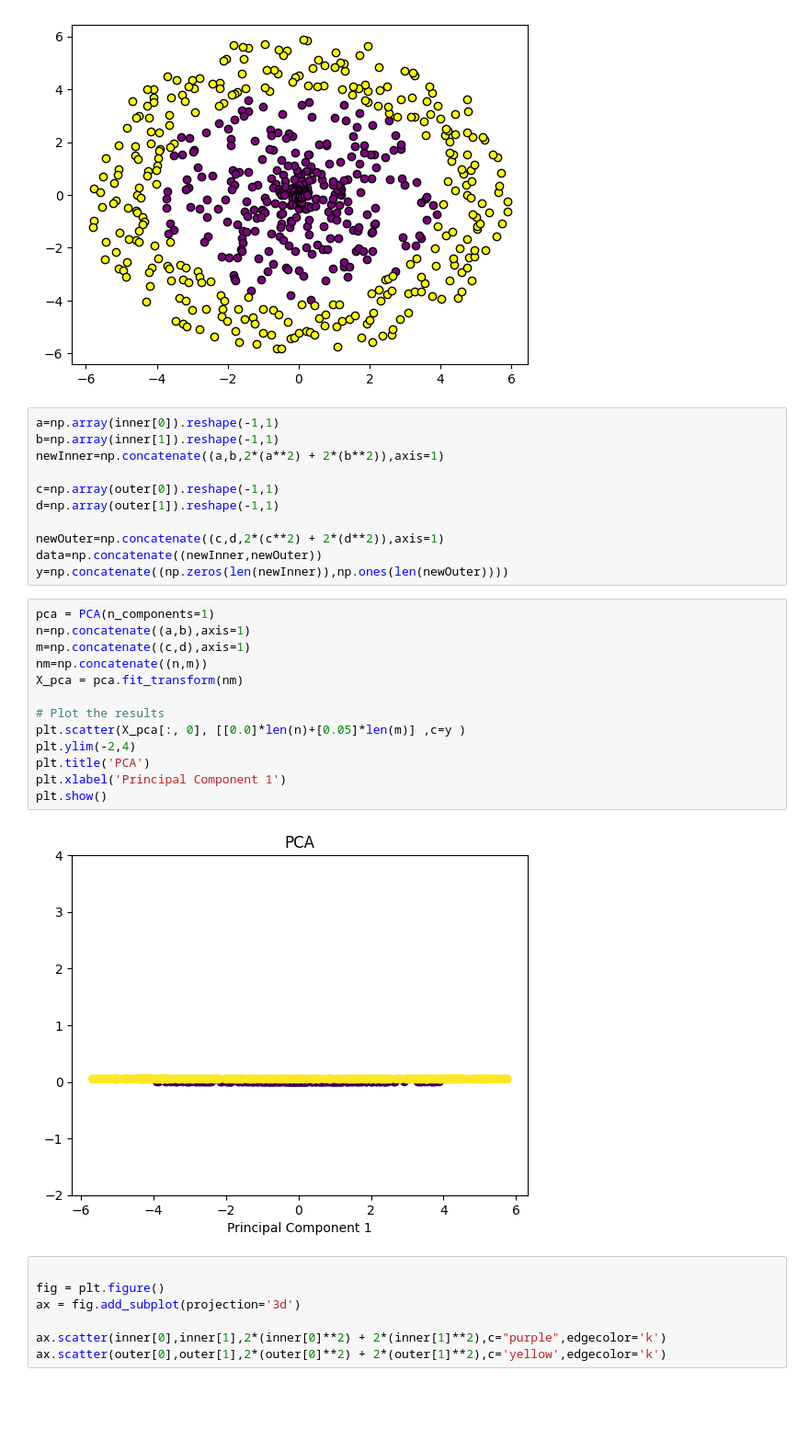
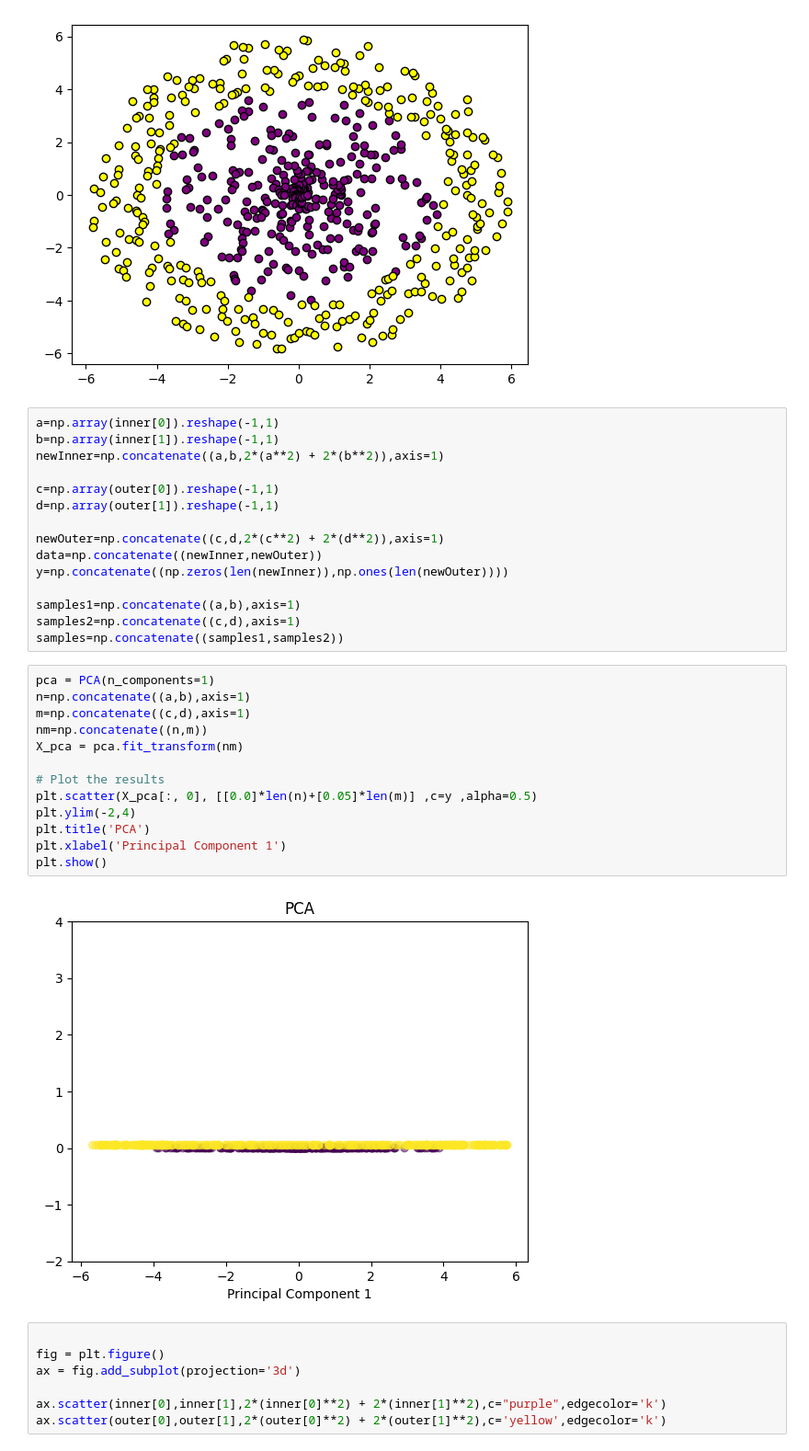
Before and after one commit to Alx-nder/kernelPCA, a Jupyter notebook: kernelPCA.ipynb, the cells around one changed output. Shown at 92% size. Saved outputs shown, nothing was run; the diff lists cells and outputs as text; blank space fills up the shorter version.

```diff
--- a/kernelPCA.ipynb
+++ b/kernelPCA.ipynb
@@ -28,21 +28,25 @@ d=np.array(outer[1]).reshape(-1,1)
 newOuter=np.concatenate((c,d,2*(c**2) + 2*(d**2)),axis=1)
 data=np.concatenate((newInner,newOuter))
 y=np.concatenate((np.zeros(len(newInner)),np.ones(len(newOuter))))
+
+samples1=np.concatenate((a,b),axis=1)
+samples2=np.concatenate((c,d),axis=1)
+samples=np.concatenate((samples1,samples2))
 # %%
 pca = PCA(n_components=1)
 n=np.concatenate((a,b),axis=1)
 m=np.concatenate((c,d),axis=1)
 nm=np.concatenate((n,m))
 X_pca = pca.fit_transform(nm)
 
 # Plot the results
-plt.scatter(X_pca[:, 0], [[0.0]*len(n)+[0.05]*len(m)] ,c=y )
+plt.scatter(X_pca[:, 0], [[0.0]*len(n)+[0.05]*len(m)] ,c=y ,alpha=0.5)
 plt.ylim(-2,4)
 plt.title('PCA')
 plt.xlabel('Principal Component 1')
 plt.show()
 # %% [output]
-[figure, old version]
+[figure, new version]
 # %%
 
 fig = plt.figure()
```
Also changed, not shown: parts of 6 cells of this notebook.
